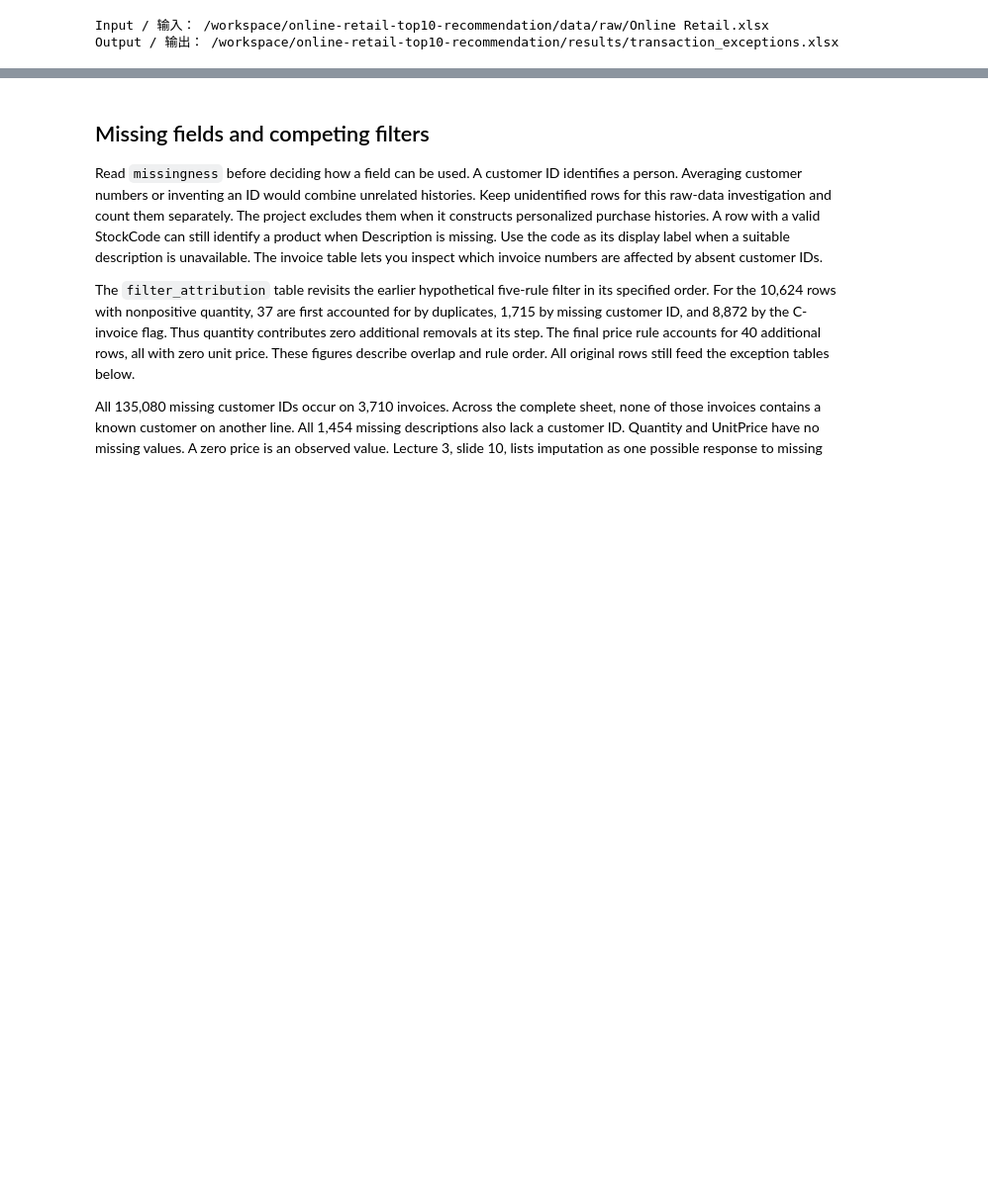
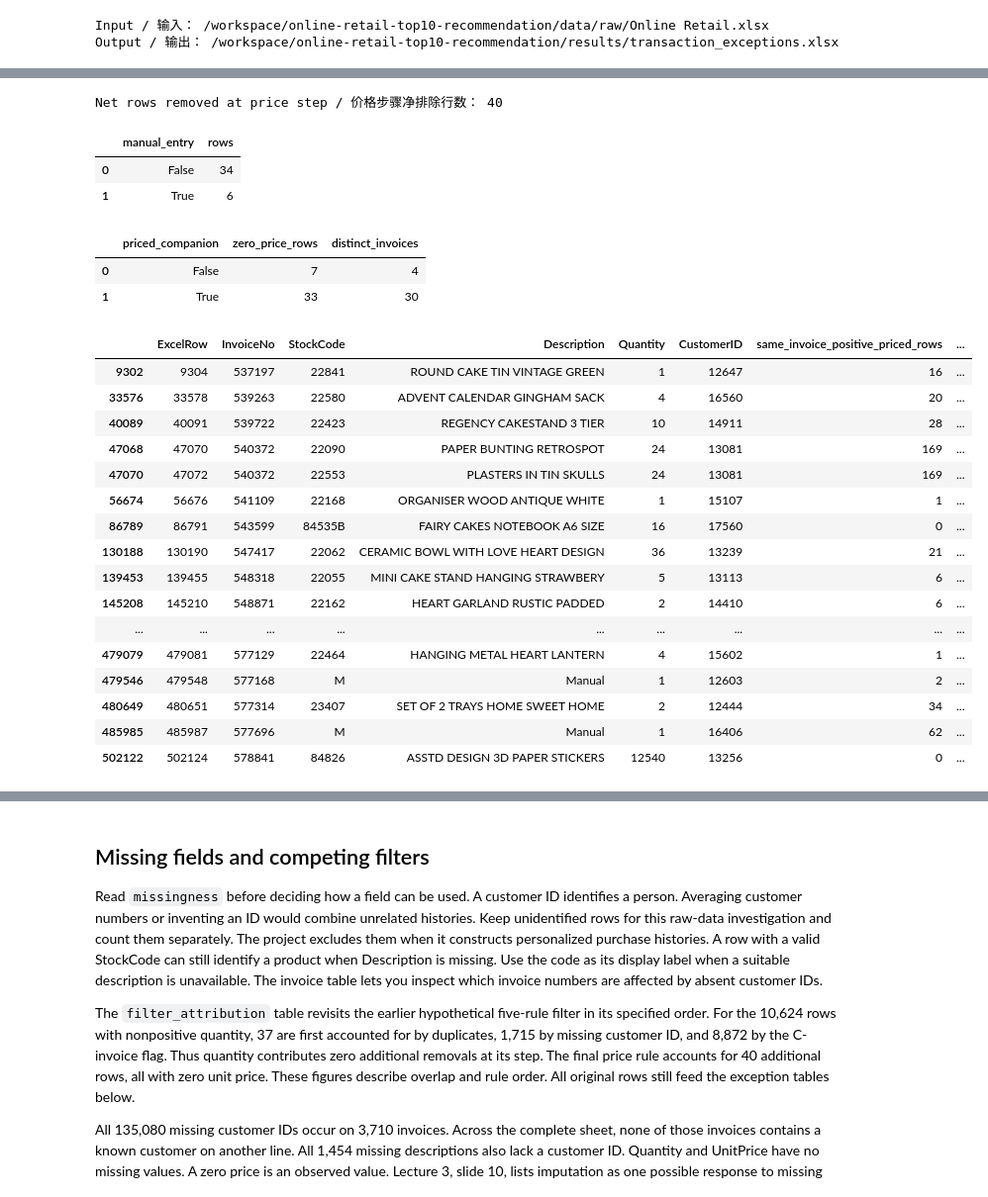
Before and after one commit to NobunagaK/online-retail-top10-recommendation, a Jupyter notebook: docs/technical/transaction_exception_analysis.ipynb, the cells around one changed output, grey strips where cells are left out. Shown at 99% size. Drawn from its saved outputs; the diff is of its cells as text; code cells hidden in the pictures; blank space fills up the shorter version.

```diff
--- a/docs/technical/transaction_exception_analysis.ipynb
+++ b/docs/technical/transaction_exception_analysis.ipynb
@@ -118,6 +90,0 @@ Read the worksheet once, verify its checksum and build all tables. Each row in `
-# %%
-raw = read_workbook(workbook)
-tables = build_tables(raw)
-combinations = tables["sign_combinations"]
-assert combinations["rows"].sum() == len(raw)
-display(combinations)
@@ -133,0 +123,9 @@ display(combinations)
+# %%
+exception = lines.invoice_c | lines.Quantity.le(0) | lines.UnitPrice.le(0)
+flagged = lines.loc[exception].copy()
+priced = lines.loc[~lines.invoice_c & lines.Quantity.gt(0) & lines.UnitPrice.gt(0)]
+invoice_counts = priced.groupby("InvoiceNo").size()
+flagged["same_invoice_positive_priced_rows"] = flagged.InvoiceNo.map(invoice_counts).fillna(0).astype(int)
+line_fields = ["ExcelRow", "InvoiceNo", "InvoiceDate", "StockCode", "Description",
+               "Quantity", "UnitPrice", "CustomerID", "amount_gbp"]
+print(f"Distinct flagged source rows / 命中任一条件的原表行数：{len(flagged):,}")
@@ -133,0 +224,52 @@ display(combinations)
+# %%
+duplicate = raw.duplicated(RAW_COLUMNS, keep="first")
+before_price = (
+    ~duplicate & raw["CustomerID"].notna()
+    & ~raw["InvoiceNo"].str.startswith("C", na=False) & raw["Quantity"].gt(0)
+)
+final_price_exclusions = raw.loc[before_price & raw["UnitPrice"].le(0)]
+
+price_evidence = flagged.loc[flagged["UnitPrice"].le(0)]
+identified_zero = price_evidence.loc[
+    price_evidence["UnitPrice"].eq(0) & price_evidence["Quantity"].gt(0)
+    & price_evidence["CustomerID"].notna()
+].copy()
+assert set(final_price_exclusions["ExcelRow"]) == set(identified_zero["ExcelRow"])
+print("Net rows removed at price step / 价格步骤净排除行数：", len(final_price_exclusions))
+
+identified_zero["manual_entry"] = identified_zero["StockCode"].eq("M") & identified_zero["Description"].eq("Manual")
+identified_zero["priced_companion"] = identified_zero["same_invoice_positive_priced_rows"].gt(0)
+display(identified_zero.groupby("manual_entry").size().rename("rows").reset_index())
+display(identified_zero.groupby("priced_companion").agg(
+    zero_price_rows=("ExcelRow", "size"), distinct_invoices=("InvoiceNo", "nunique")
+).reset_index())
+
+display(identified_zero[[
+    "ExcelRow", "InvoiceNo", "StockCode", "Description", "Quantity", "CustomerID",
+    "same_invoice_positive_priced_rows", "priced_companion",
+]].sort_values("ExcelRow"))
+# %% [output]
+Net rows removed at price step / 价格步骤净排除行数： 40
+|  | manual_entry | rows |
+| 0 | False | 34 |
+| 1 | True | 6 |
+|  | priced_companion | zero_price_rows | distinct_invoices |
+| 0 | False | 7 | 4 |
+| 1 | True | 33 | 30 |
+|  | ExcelRow | InvoiceNo | StockCode | Description | Quantity | CustomerID | same_invoice_positive_priced_rows | ... |
+| 9302 | 9304 | 537197 | 22841 | ROUND CAKE TIN VINTAGE GREEN | 1 | 12647 | 16 | ... |
+| 33576 | 33578 | 539263 | 22580 | ADVENT CALENDAR GINGHAM SACK | 4 | 16560 | 20 | ... |
+| 40089 | 40091 | 539722 | 22423 | REGENCY CAKESTAND 3 TIER | 10 | 14911 | 28 | ... |
+| 47068 | 47070 | 540372 | 22090 | PAPER BUNTING RETROSPOT | 24 | 13081 | 169 | ... |
+| 47070 | 47072 | 540372 | 22553 | PLASTERS IN TIN SKULLS | 24 | 13081 | 169 | ... |
+| 56674 | 56676 | 541109 | 22168 | ORGANISER WOOD ANTIQUE WHITE | 1 | 15107 | 1 | ... |
+| 86789 | 86791 | 543599 | 84535B | FAIRY CAKES NOTEBOOK A6 SIZE | 16 | 17560 | 0 | ... |
+| 130188 | 130190 | 547417 | 22062 | CERAMIC BOWL WITH LOVE HEART DESIGN | 36 | 13239 | 21 | ... |
+| 139453 | 139455 | 548318 | 22055 | MINI CAKE STAND HANGING STRAWBERY | 5 | 13113 | 6 | ... |
+| 145208 | 145210 | 548871 | 22162 | HEART GARLAND RUSTIC PADDED | 2 | 14410 | 6 | ... |
+| ... | ... | ... | ... | ... | ... | ... | ... | ... |
+| 479079 | 479081 | 577129 | 22464 | HANGING METAL HEART LANTERN | 4 | 15602 | 1 | ... |
+| 479546 | 479548 | 577168 | M | Manual | 1 | 12603 | 2 | ... |
+| 480649 | 480651 | 577314 | 23407 | SET OF 2 TRAYS HOME SWEET HOME | 2 | 12444 | 34 | ... |
+| 485985 | 485987 | 577696 | M | Manual | 1 | 16406 | 62 | ... |
+| 502122 | 502124 | 578841 | 84826 | ASSTD DESIGN 3D PAPER STICKERS | 12540 | 13256 | 0 | ... |
```
Also changed, not shown: parts of 65 cells of this notebook, 4 other files.
